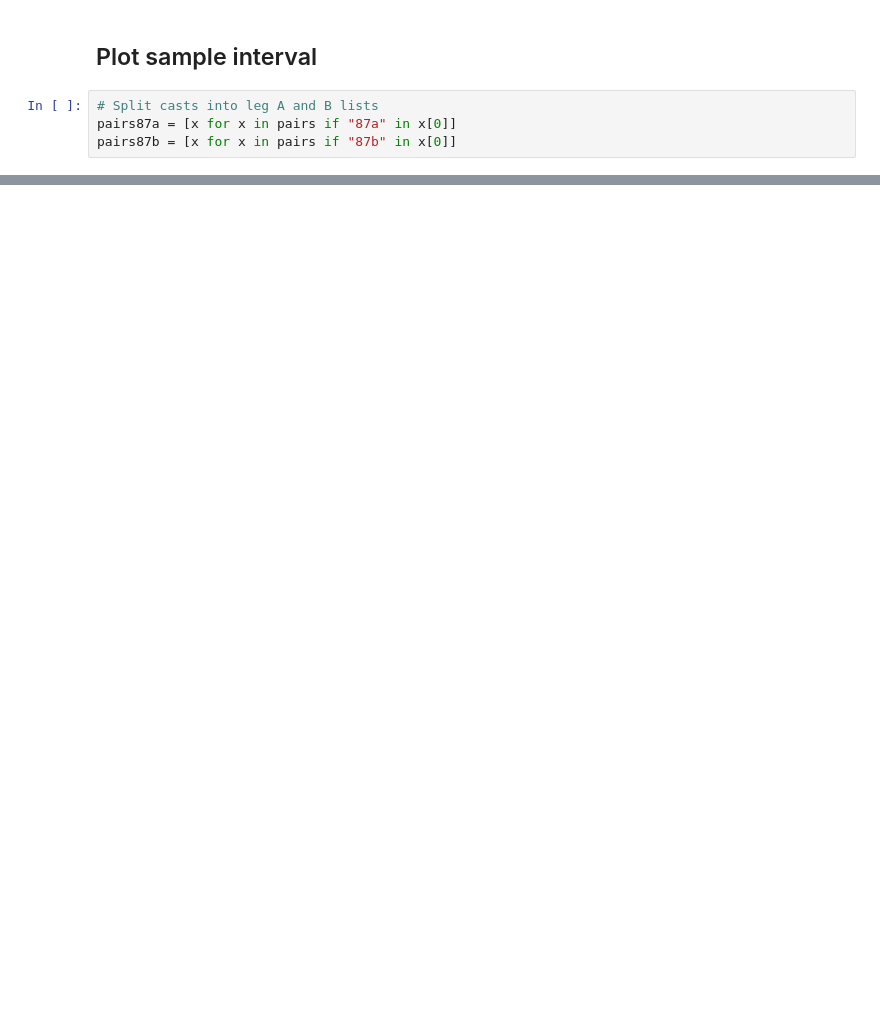
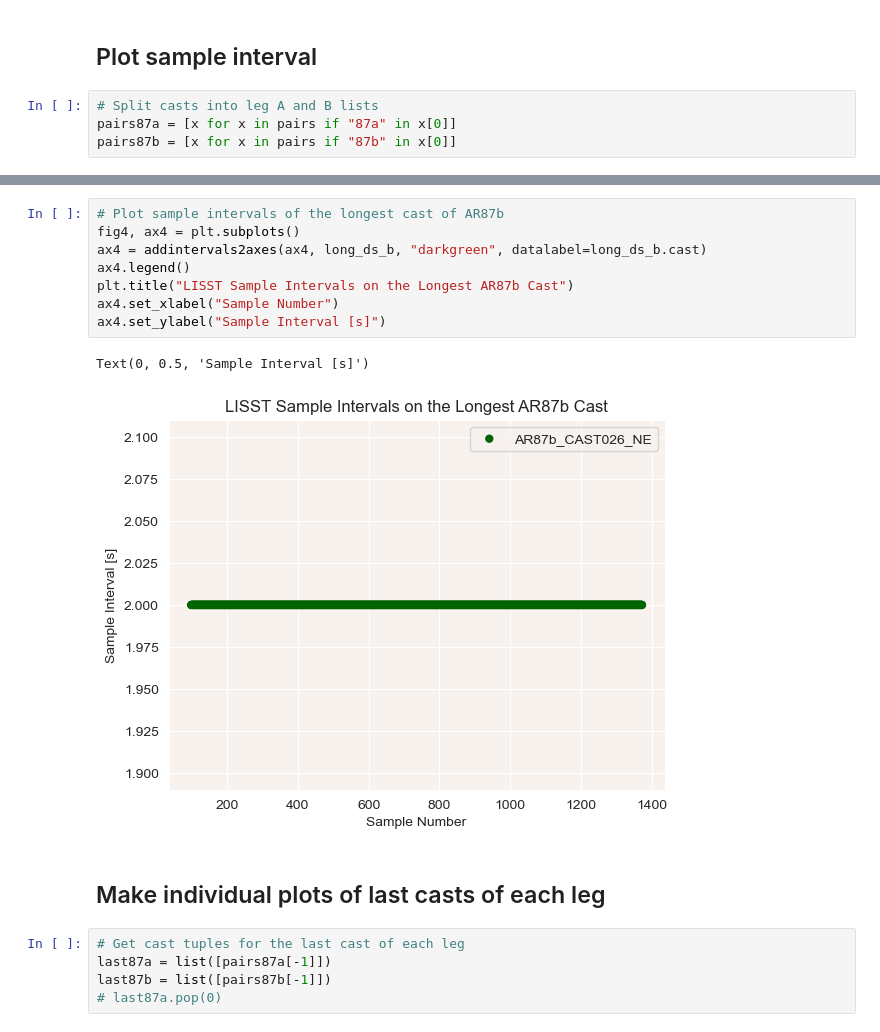
Before and after one commit to cooleyky/prtsz_deep_dive, a Jupyter notebook: 06-pioneer21-sample-interval-drift.ipynb, the cells around one changed output, grey strips where cells are left out. Saved outputs shown, nothing was run; the diff lists cells and outputs as text; blank space fills up the shorter version.

```diff
--- a/06-pioneer21-sample-interval-drift.ipynb
+++ b/06-pioneer21-sample-interval-drift.ipynb
@@ -282,0 +316,18 @@ fig0
+# %%
+# Plot sample intervals of the longest cast of AR87b
+fig4, ax4 = plt.subplots()
+ax4 = addintervals2axes(ax4, long_ds_b, "darkgreen", datalabel=long_ds_b.cast)
+ax4.legend()
+plt.title("LISST Sample Intervals on the Longest AR87b Cast")
+ax4.set_xlabel("Sample Number")
+ax4.set_ylabel("Sample Interval [s]")
+# %% [output]
+Text(0, 0.5, 'Sample Interval [s]')
+[figure, added]
+# %% [markdown]
+## Make individual plots of last casts of each leg
+# %%
+# Get cast tuples for the last cast of each leg
+last87a = list([pairs87a[-1]])
+last87b = list([pairs87b[-1]])
+# last87a.pop(0)
```
Also changed, not shown: parts of 13 cells of this notebook.
